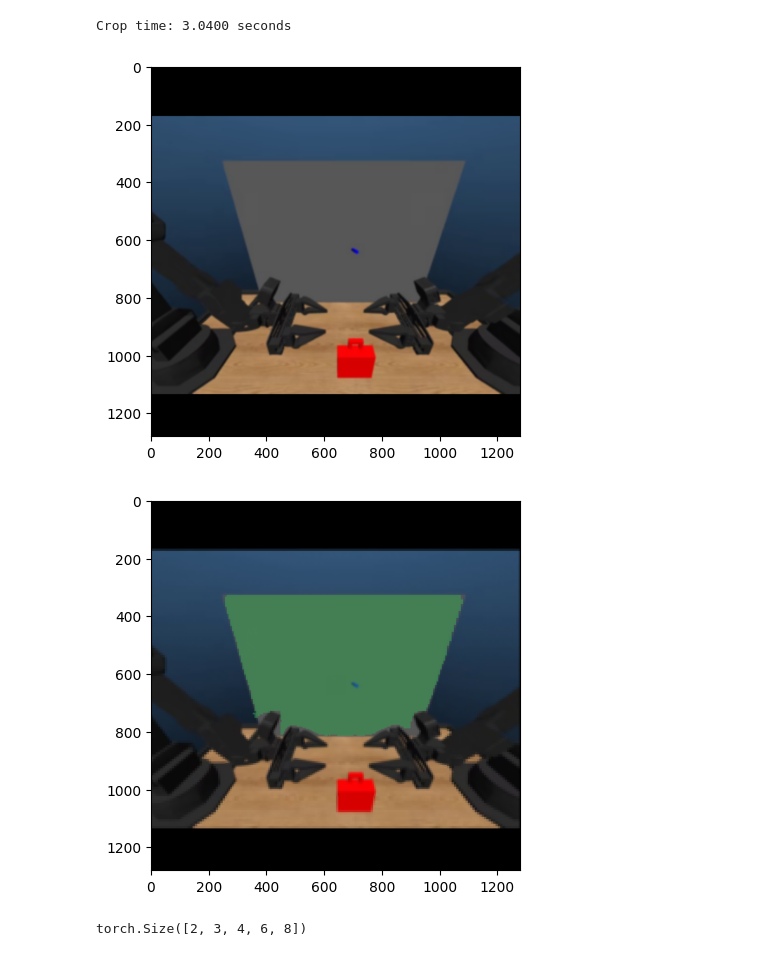
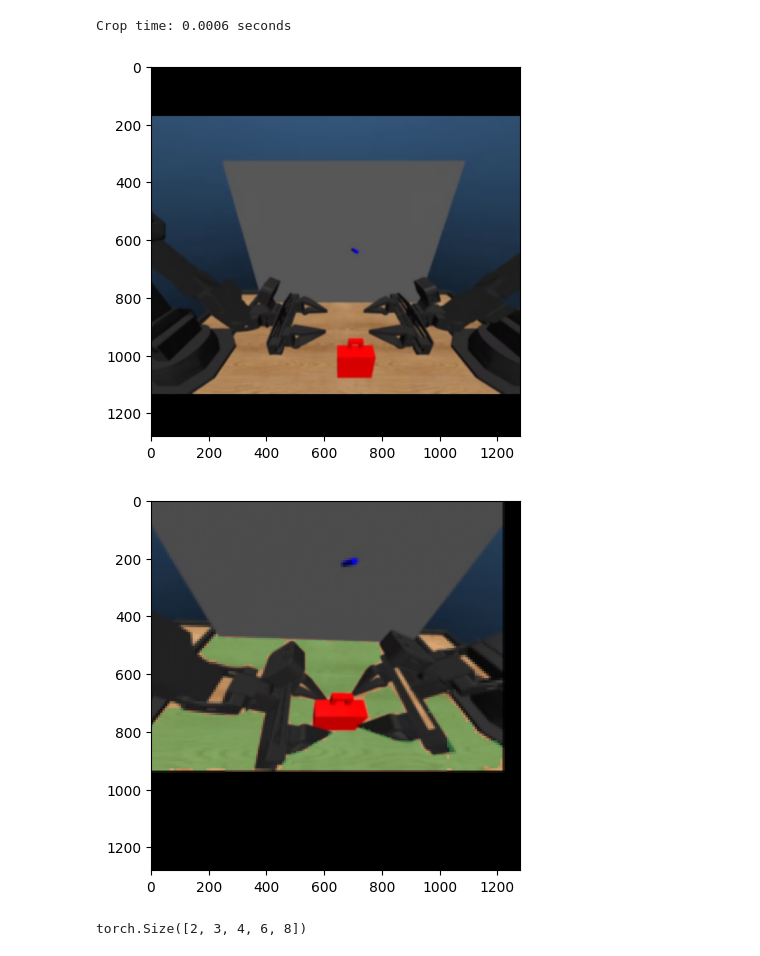
Before and after one commit to ian-chuang/gaze-av-aloha, a Jupyter notebook: gaze_av_aloha/notebooks/batch_stt.ipynb, the cells around one changed output. Cells and saved outputs as stored; diff of their text form; code cells hidden in the pictures.

```diff
--- a/gaze_av_aloha/notebooks/batch_stt.ipynb
+++ b/gaze_av_aloha/notebooks/batch_stt.ipynb
@@ -507,7 +494,7 @@ download_file(
 )
 foveator = Foveator(
     token_size=16, strides=[1, 2, 4, 6, 8], grid_sizes=[4, 4, 6, 8, 10]
-)#.cuda()
+).cuda()
 stt = build_segment_this_thing_b(
     num_tokens=foveator.get_num_tokens(),
     token_size=16
@@ -515,7 +502,7 @@ stt = build_segment_this_thing_b(
 stt.load_state_dict(
     torch.load(CACHE_DIR / "stt-b.pth", map_location="cpu")
 )
-model = stt#.cuda()
+model = stt.cuda()
 # %%
 from torchvision.transforms import Resize, Normalize
 import einops
@@ -526,8 +513,8 @@ normalize = Normalize(
     std=get_imagenet_std(),
 )
 
-images = batch["observation.images.zed_cam_left"]#.cuda()
-foveation_centers = batch["left_eye"].clone()#.cuda().clone()
+images = batch["observation.images.zed_cam_left"].cuda()
+foveation_centers = batch["left_eye"].cuda().clone()
 device = images.device
 
 batch_size = images.shape[0]
@@ -567,46 +554,46 @@ masks, ious = model(
     valid_token_mask,
 )
 # %% [output]
-Crop time: 3.0400 seconds
+Crop time: 0.0006 seconds
 [figure]
 # %%
 
-i = 1
-mask = masks[i]
-iou = ious[i]
-fov = foveation[i]
+i = 63
+mask = masks[i].cpu()
+iou = ious[i].cpu()
+fov = foveation[i].cpu()
 
 k = iou.argmax().item()
 iou = iou[k : k + 1]
 mask = mask[k : k + 1]
 
 num_masks = len(mask)
 num_plots = 1 + num_masks
 
 
 for k, (m, iou) in enumerate(zip(mask, iou)):
     segmentation = foveator.generate_foveated_visualization(
         m.unsqueeze(1)
     ).sigmoid()
 
     recon = foveator.generate_foveated_visualization(fov * 255)
 
     plt.imshow(
         torch.where(
             segmentation > 0.5,
             (
                 0.5 * recon.float()
                 + 0.5 * torch.tensor([0x32, 0xA8, 0x52]).view(3, 1, 1)
             ),
             recon,
         )
         .permute(1, 2, 0)
         .byte()
         .cpu()
         .numpy(),
     )
 # %% [output]
-[figure, old version]
+[figure, new version]
 # %%
 import torch
 
```
Also changed, not shown: parts of 1 cell of this notebook, 3 other files.
